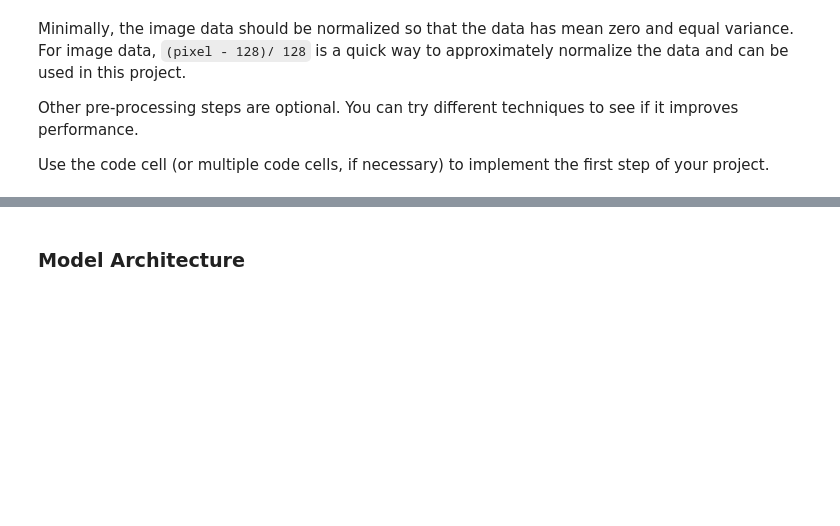
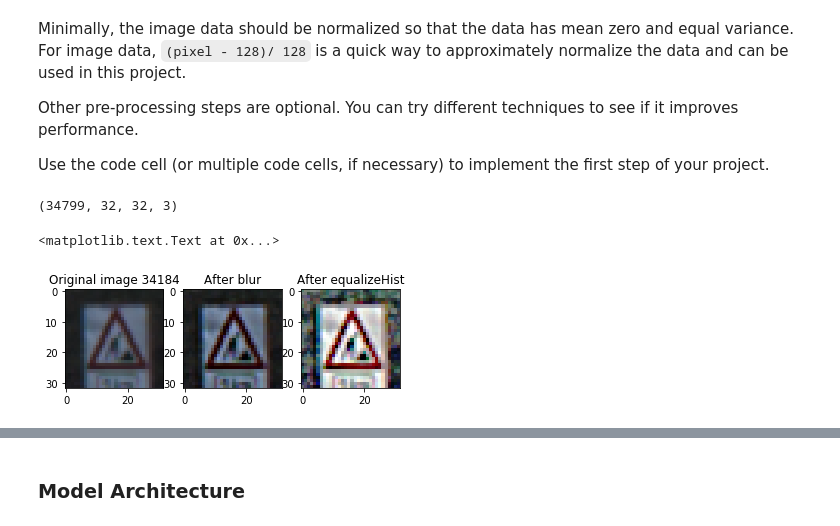
Before and after one commit to andyli386/CarND-Traffic-Sign-Classifier-Project, a Jupyter notebook: Traffic_Sign_Classifier.ipynb, the cells around one changed output, grey strips where cells are left out. Saved outputs shown, nothing was run; the diff lists cells and outputs as text; code cells hidden in the pictures; blank space fills up the shorter version.

```diff
--- a/Traffic_Sign_Classifier.ipynb
+++ b/Traffic_Sign_Classifier.ipynb
@@ -200,6 +208,32 @@ def rotate_img(img):
     ang = 30.0*np.random.rand()-15
     Mat = cv2.getRotationMatrix2D((mid_x, mid_y), ang, 1.0)
     return cv2.warpAffine(img, Mat, img.shape[:2])
+# %%
+X_train.shape
+# %% [output]
+(34799, 32, 32, 3)
+# %%
+%matplotlib inline
+index = random.randint(0, len(X_train))
+test_img = X_train[index].squeeze()
+test_img_blur = blur(test_img)
+test_img_equal = equal_Hist(test_img_blur)
+# %%
+fig = plt.figure()
+org_fig = fig.add_subplot(1,3,1)
+plt.imshow(test_img, cmap="gray")
+org_fig.set_title('Original image ' + str(index))
+
+blur_fig = fig.add_subplot(1,3,2)
+plt.imshow(test_img_blur, cmap="gray")
+blur_fig.set_title('After blur')
+
+equal_fig = fig.add_subplot(1,3,3)
+plt.imshow(test_img_equal, cmap="gray")
+equal_fig.set_title('After equalizeHist')
+# %% [output]
+<matplotlib.text.Text at 0x...>
+[figure, added]
 # %%
 #count the classes which are less than 400 examples
 train_classes = get_num_of_each_class(train['labels'])
```
Also changed, not shown: parts of 21 cells of this notebook, 15 other files.
